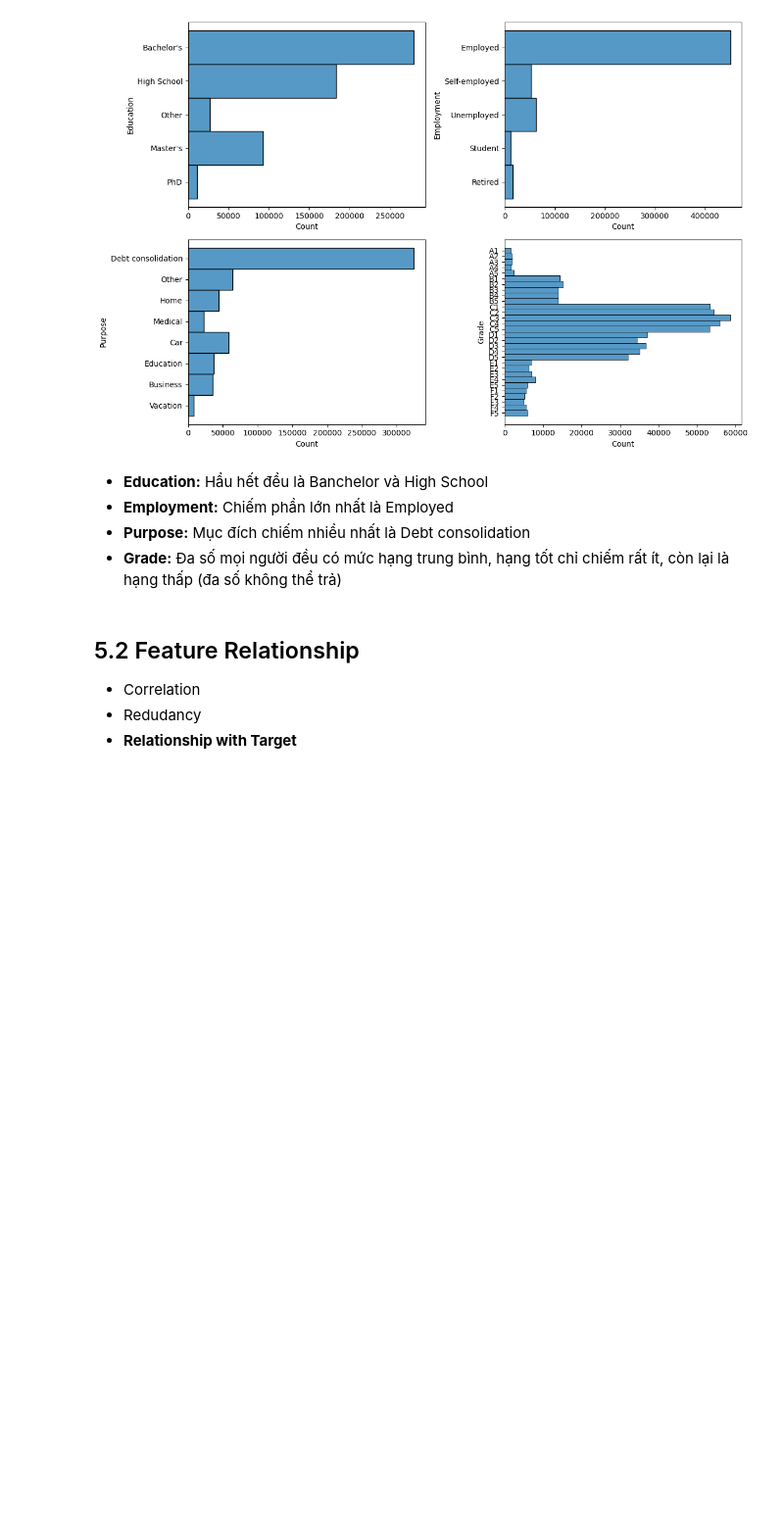
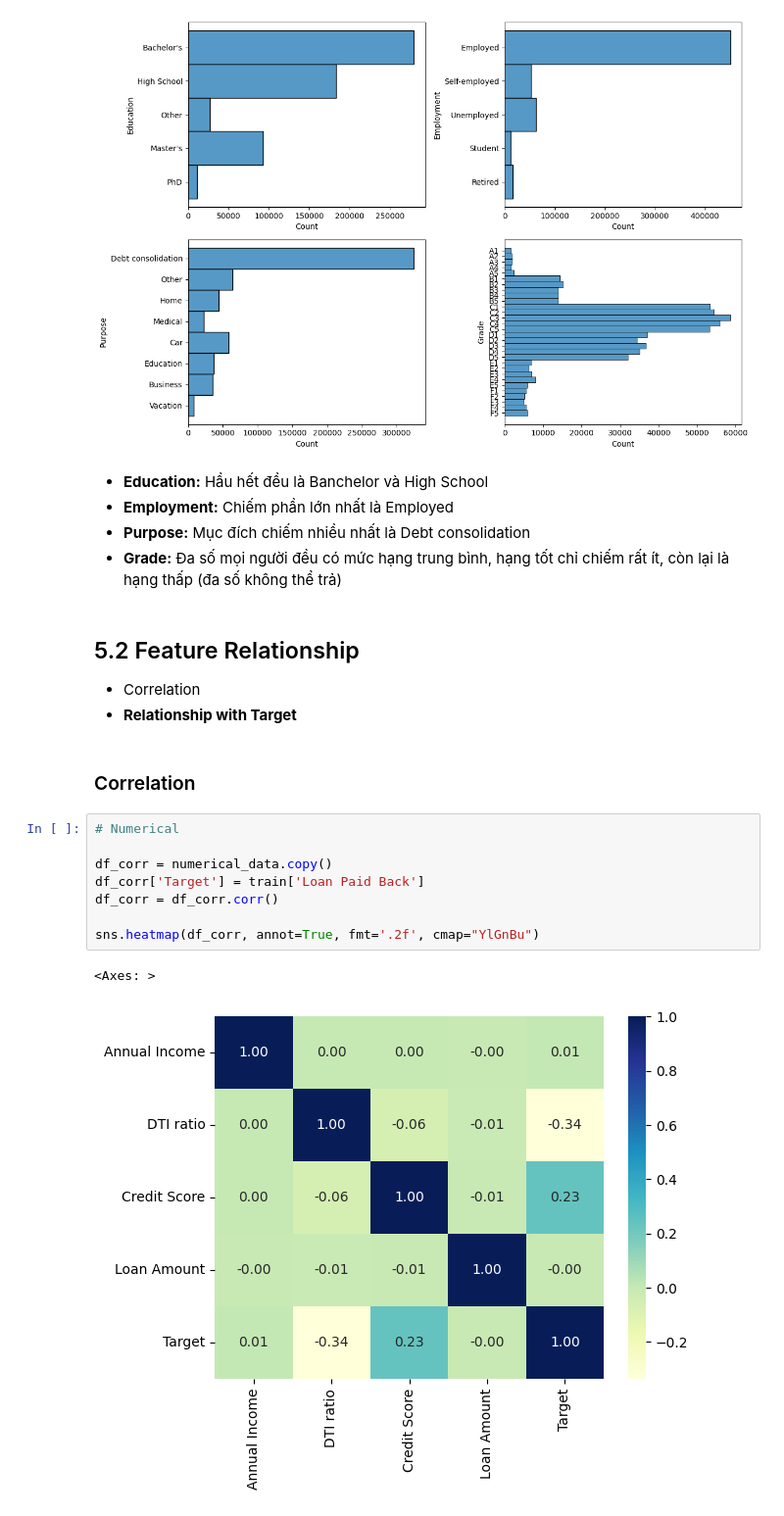
Before and after one commit to pikamanh/Predicting-Loan-Payback, a Jupyter notebook: test.ipynb, the cells around one changed output. Shown at 98% size. Saved outputs shown, nothing was run; the diff lists cells and outputs as text; blank space fills up the shorter version.

```diff
--- a/test.ipynb
+++ b/test.ipynb
@@ -218,5 +218,17 @@ plt.show()
 # %% [markdown]
 ## 5.2 Feature Relationship
 - Correlation
-- Redudancy
 - **Relationship with Target**
+# %% [markdown]
+### Correlation
+# %%
+# Numerical
+
+df_corr = numerical_data.copy()
+df_corr['Target'] = train['Loan Paid Back']
+df_corr = df_corr.corr()
+
+sns.heatmap(df_corr, annot=True, fmt='.2f', cmap="YlGnBu")
+# %% [output]
+<Axes: >
+[figure, added]
```
Also changed, not shown: parts of 33 cells of this notebook.
